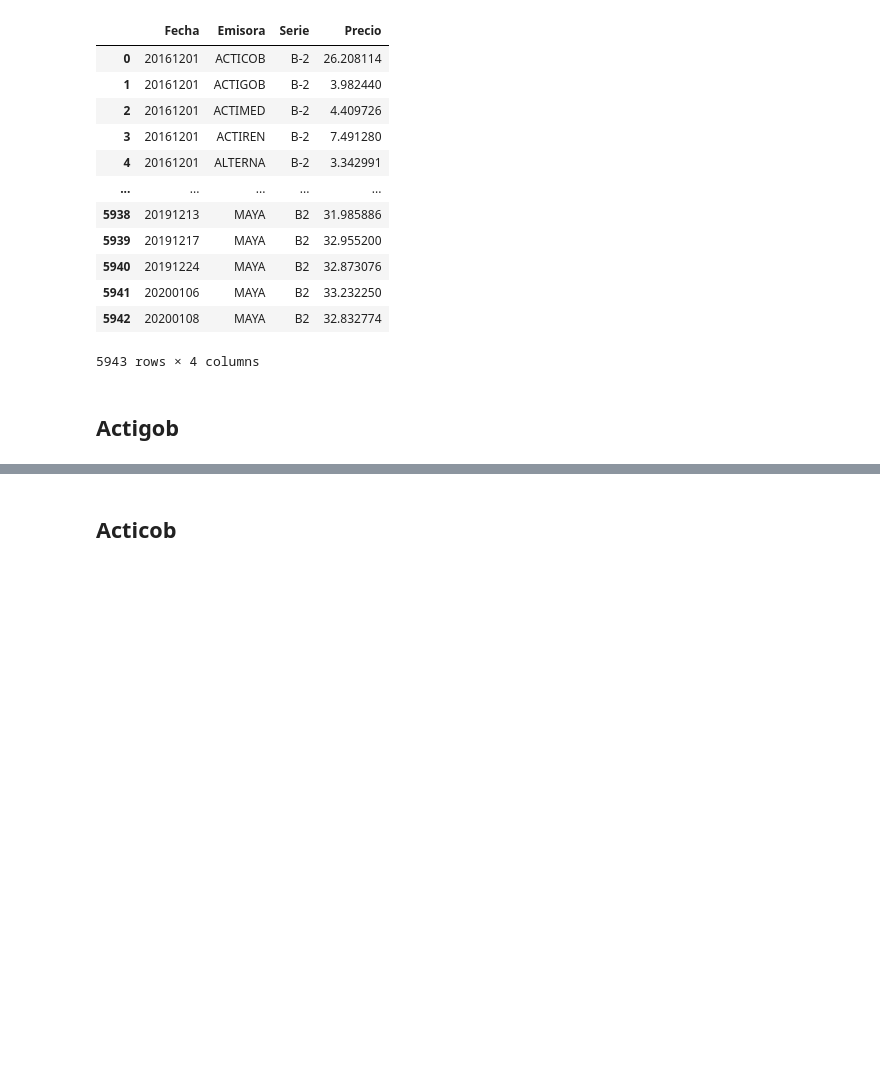
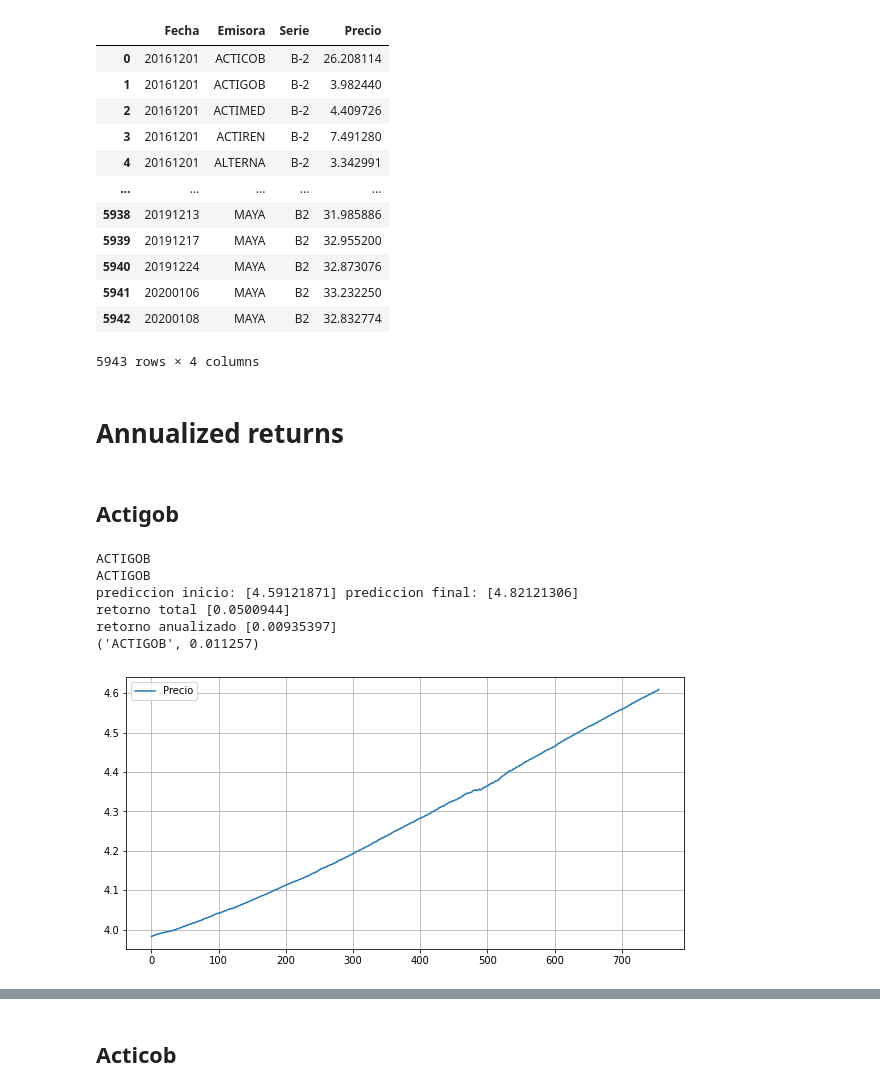
Before and after one commit to UlmoMacias/proyecto1704, a Jupyter notebook: main.ipynb, the cells around one changed output, grey strips where cells are left out. Saved outputs shown, nothing was run; the diff lists cells and outputs as text; code cells hidden in the pictures; blank space fills up the shorter version.

```diff
--- a/main.ipynb
+++ b/main.ipynb
@@ -45,3 +47,6 @@ preciosB2
 | 5941 | 20200106 | MAYA | B2 | 33.232250 |
 | 5942 | 20200108 | MAYA | B2 | 32.832774 |
 5943 rows × 4 columns
+# %% [markdown]
+
+# Annualized returns
@@ -48,2 +69,54 @@ preciosB2
+# %%
+def regresion_Lineal(emisora):
+
+    print(emisora[0])
+    emisora = emisora[0]
+    #print(emisora)
+    historico = preciosB2[preciosB2.Emisora == emisora].sort_values(by='Fecha')
+    #print(historico.head(10).to_string())
+    historico = historico.groupby(by="Fecha").sum()
+    #print(historico.head(10).to_string())
+
+
+    historico = historico.reset_index()
+    #print(historico.Precio.head(50).to_string())
+
+    y = historico.Precio.values
+    x = historico.Precio.index.values
+    #print(y)
+
+    x = x.reshape((-1, 1))
+
+    model = LinearRegression()
+    model = model.fit(x, y)
+
+    r_sq = model.score(x, y)
+    #print('coefficient of determination:', r_sq)
+
+    plt.figure(figsize=[10,5])
+    plt.grid(True)
+    plt.plot(historico['Precio'],label='Precio')
+    plt.legend(loc=2)
+    return model
 # %% [markdown]
 ## Actigob
+# %%
+emisora = emisoras[0]
+model = regresion_Lineal(emisora)
+
+inicio = model.predict([[751]])
+fin = model.predict([[751 + (365-96)]])
+print('prediccion inicio:', inicio, "prediccion final:", fin)
+
+
+ret = retorno_annualizado(inicio,fin)
+emisoras[0] = ("ACTIGOB",ret)
+print(emisora)
+# %% [output]
+ACTIGOB
+ACTIGOB
+prediccion inicio: [4.59121871] prediccion final: [4.82121306]
+retorno total [0.0500944]
+retorno anualizado [0.00935397]
+('ACTIGOB', 0.011257)
+[figure, added]
```
Also changed, not shown: parts of 25 cells of this notebook.
